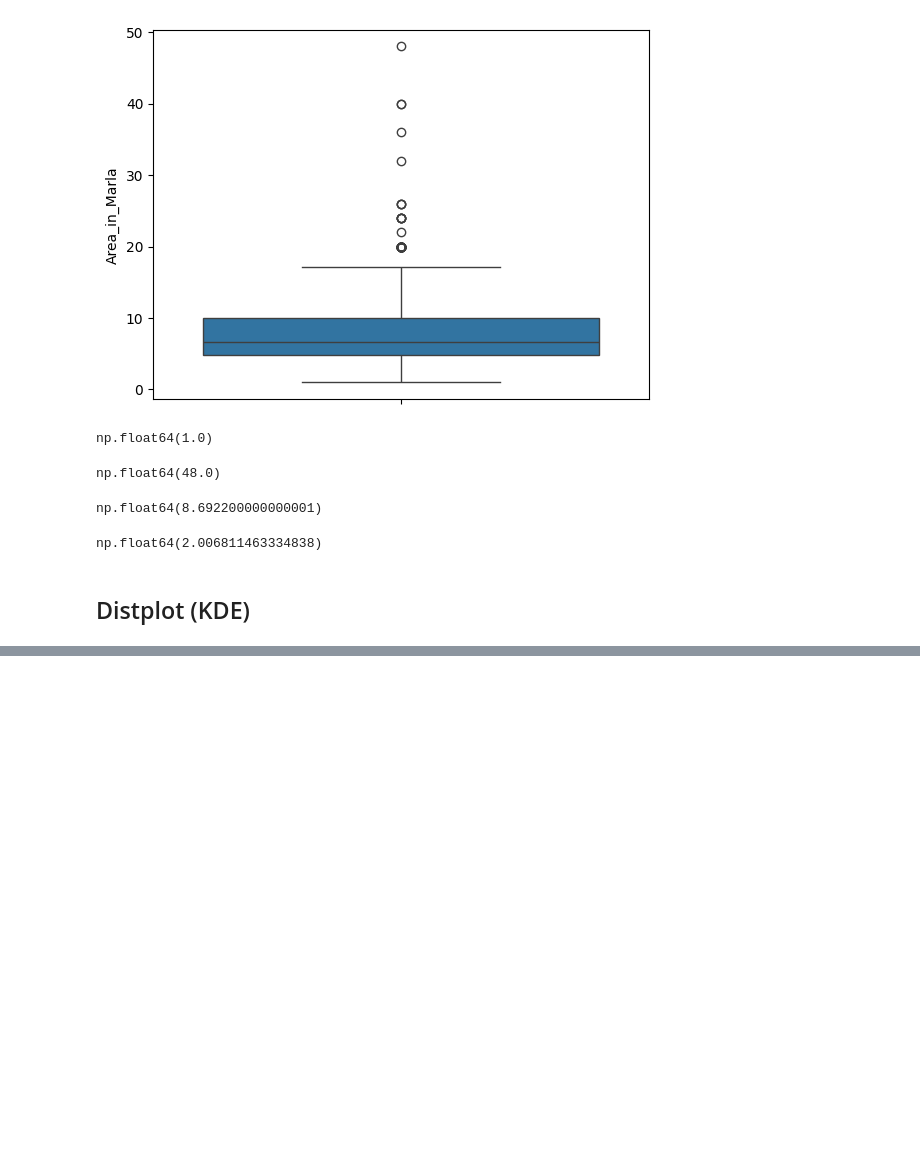
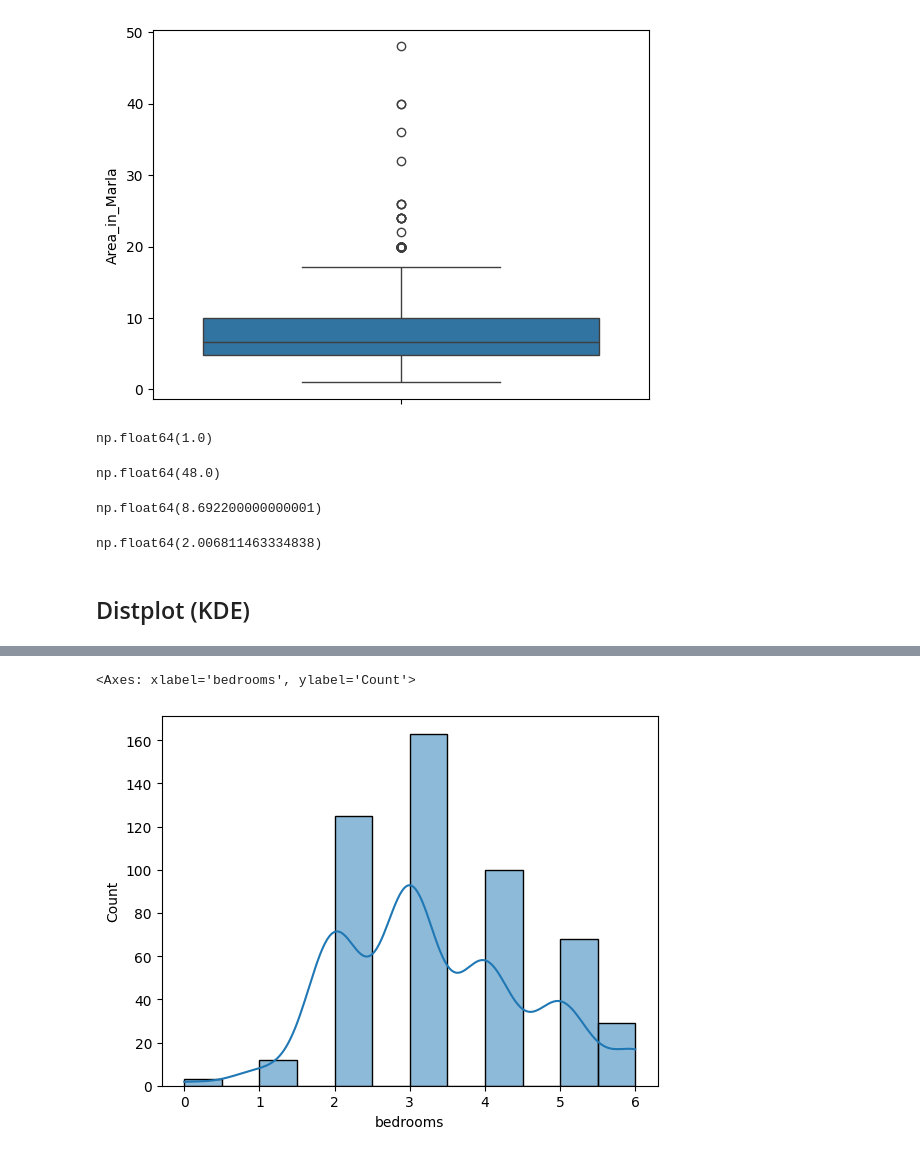
Before and after one commit to UzairAtiq/Academic-codebase, a Jupyter notebook: Semester-5 🎓/Lab-Codes 🧪/ML Lab/Lab 1/main.ipynb, the cells around one changed output, grey strips where cells are left out. Drawn from its saved outputs; the diff is of its cells as text; code cells hidden in the pictures; blank space fills up the shorter version.

```diff
--- a/Semester-5 🎓/Lab-Codes 🧪/ML Lab/Lab 1/main.ipynb
+++ b/Semester-5 🎓/Lab-Codes 🧪/ML Lab/Lab 1/main.ipynb
@@ -258,0 +274,5 @@ np.float64(2.006811463334838)
+# %%
+sns.histplot(df['bedrooms'], kde=True)
+# %% [output]
+<Axes: xlabel='bedrooms', ylabel='Count'>
+[figure, added]
```
Also changed, not shown: parts of 3 cells of this notebook, 1 other file.
